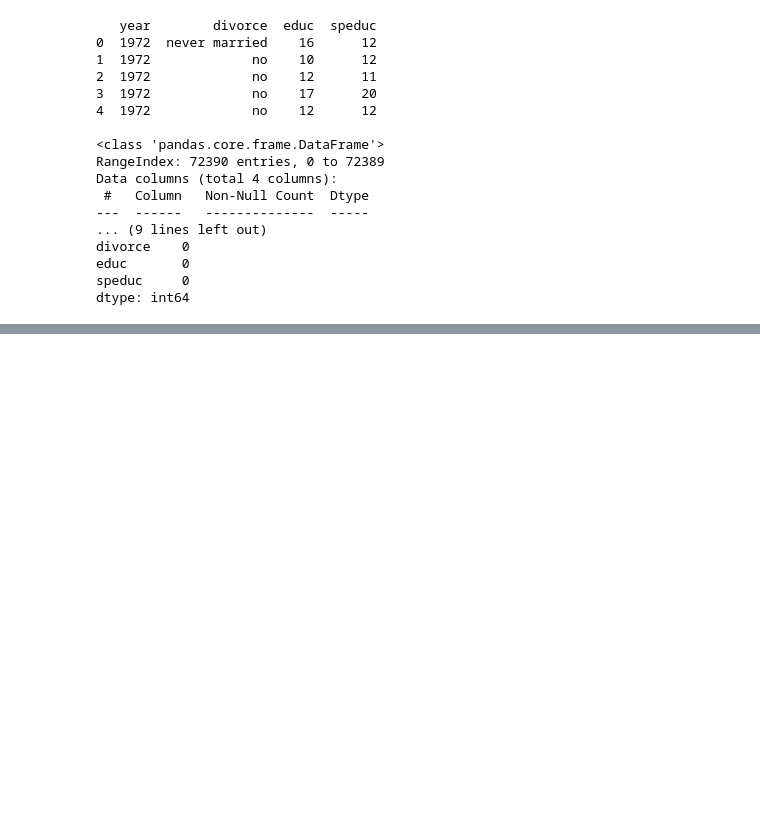
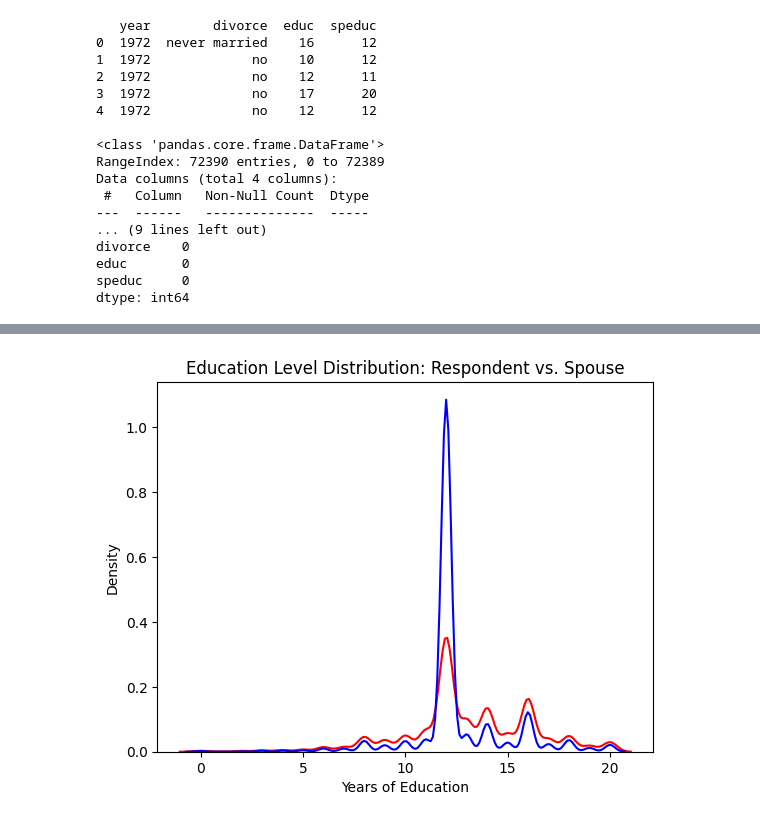
Before and after one commit to KeerHu73/EDA, a Jupyter notebook: lab/gss.ipynb, the cells around one changed output, grey strips where cells are left out. Cells and saved outputs as stored; diff of their text form; code cells hidden in the pictures; blank space fills up the shorter version.

```diff
--- a/lab/gss.ipynb
+++ b/lab/gss.ipynb
@@ -121,0 +150,11 @@ dtype: int64
+# %%
+#I previously used histograms, but they weren't visually appealing. So I switched to a KDE plot to compare the education years of two groups.
+sns.kdeplot(df['educ'], label="Respondent's Education", color= 'red')
+sns.kdeplot(df['speduc'], label="Spouse's Education", color='blue')
+
+plt.title("Education Level Distribution: Respondent vs. Spouse")
+plt.xlabel("Years of Education")
+plt.ylabel("Density")
+plt.show()
+# %% [output]
+[figure, added]
```
Also changed, not shown: parts of 4 cells of this notebook.
